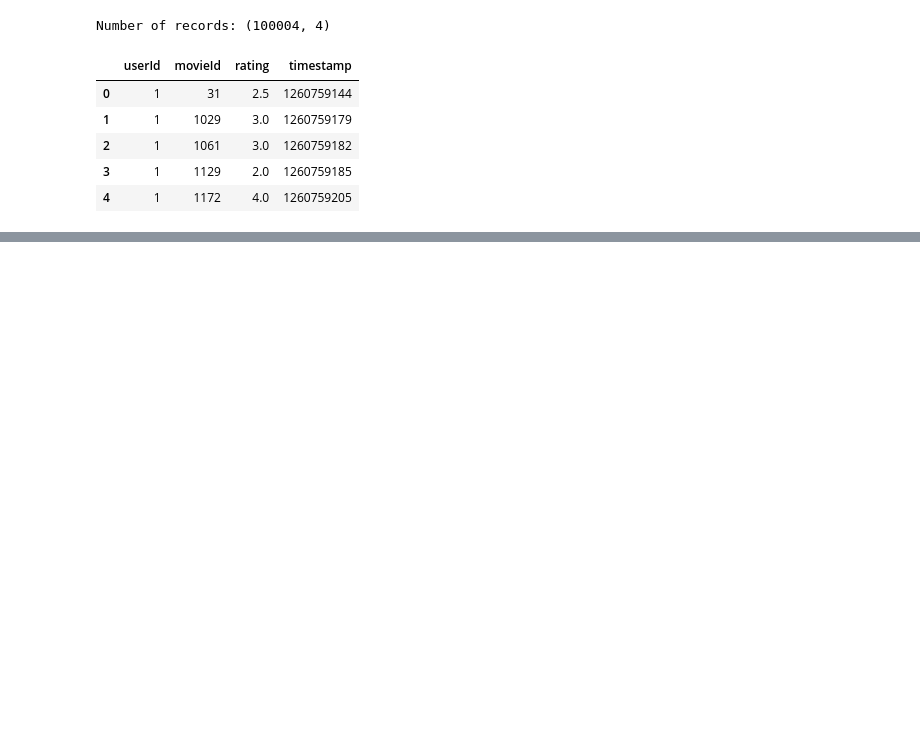
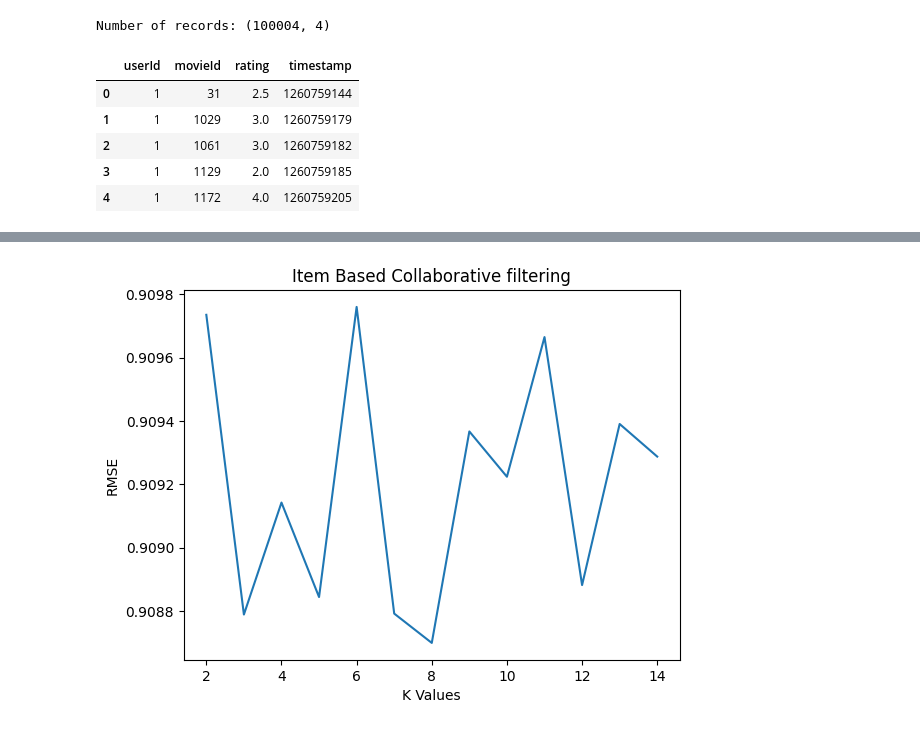
Before and after one commit to sameepv21/CSE-572-DM, a Jupyter notebook: HW3/task2.ipynb, the cells around one changed output, grey strips where cells are left out. Saved outputs shown, nothing was run; the diff lists cells and outputs as text; code cells hidden in the pictures; blank space fills up the shorter version.

```diff
--- a/HW3/task2.ipynb
+++ b/HW3/task2.ipynb
@@ -102,0 +244,8 @@ Test MAE for User Based Collaborative Filtering: 0.7674259819742985
+# %%
+sns.lineplot(x = k_values, y = ib_rmse_k)
+plt.xlabel("K Values")
+plt.ylabel('RMSE')
+plt.title("Item Based Collaborative filtering")
+plt.show()
+# %% [output]
+[figure, added]
```
Also changed, not shown: parts of 10 cells of this notebook.
